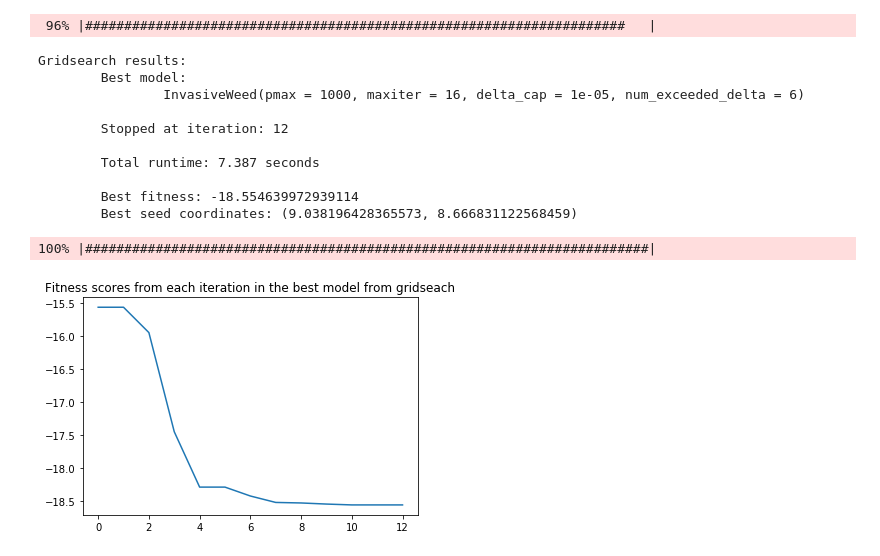
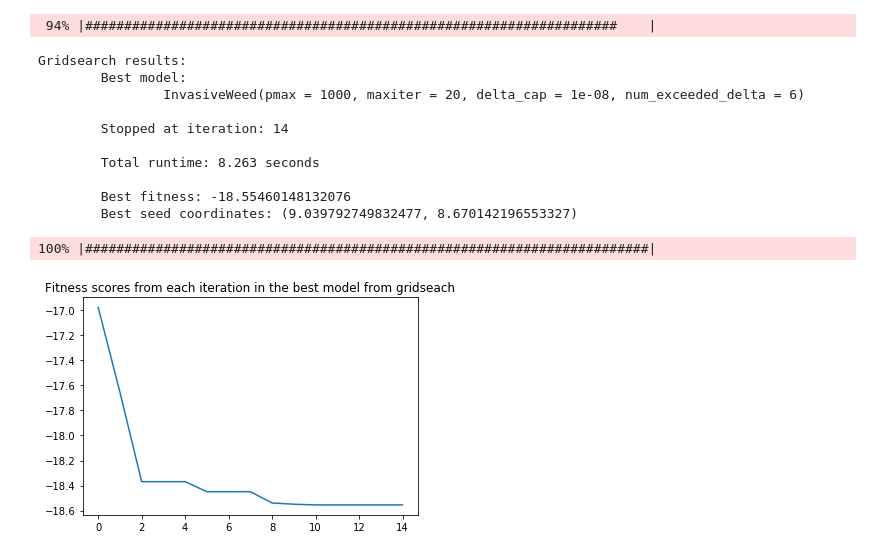
Before and after one commit to jdwidawski/InvasiveWeed, a Jupyter notebook: InvasiveWeed.ipynb, the cells around one changed output. Cells and saved outputs as stored; diff of their text form; code cells hidden in the pictures.

```diff
--- a/InvasiveWeed.ipynb
+++ b/InvasiveWeed.ipynb
@@ -12,13 +21,16 @@ import matplotlib.pyplot as plt
 class InvasiveWeed(): # Define class with model name
     def __init__(self, pmax, maxiter, delta_cap, num_exceeded_delta): # Initiate class with required parameters
         seed_array = [] # Initiate empty list to contain tuples of x and y seed coordinates
-        for i in range(round(0.2*pmax)): # Initiate 50 seeds with random x and y values between 0 and 10
+        for i in range(round(0.1*pmax)): # Initiate 10% of population max seeds with random x and y values between 0 and 10
             x = random.uniform(0, 10) # x = random float between 0 and 10
             y = random.uniform(0, 10) # y = random fload between 0 and 10
-            # Append the seed to the seed_array, rounding coordinates to three decimal places
-            seed_array.append((round(x, 5),round(y, 5)))
+            # Append the seed to the seed_array
+            seed_array.append((x,y))
 
         self.pmax = pmax
+        self.maxiter = maxiter
+        self.delta_cap = delta_cap
+        self.num_exceeded_delta = num_exceeded_delta
 
         # Initiate delta higher than delta_cap to avoid early iteration stoppage
         delta = delta_cap + 0.01
@@ -99,10 +111,15 @@ class InvasiveWeed(): # Define class with model name
             if delta < delta_cap:
                 c += 1
 
+            # Otherwise set the counter back to 0
+            else:
+                c = 0
+
             # Break the function if the delta has been lower than the delta_cap
             # more than the num_exceeded_data set by the user
             if c >= num_exceeded_delta:
                 break
+
 
             self.i = i # Keep track of the last iteration
 
@@ -224,6 +241,15 @@ class InvasiveWeed(): # Define class with model name
     # Return best fitness value from class
     def return_best_fitness_(self):
         return list(self.best_seed_list)
+
+    # Plot best fitness from each iteration/generation
+    def plot_fitnesses_(self):
+        plt.plot(self.best_seed_list)
+        plt.title("Best fitness scores from each iteration/generation")
+        return plt.show()
+
+    def __str__(self):
+        return  f"InvasiveWeed(pmax = {self.pmax}, maxiter = {self.maxiter}, delta_cap = {self.delta_cap}, num_exceeded_delta = {self.num_exceeded_delta})\n"
 # %%
 # Perform grid search to find the best parameters based on the params dictionary
 def grid_search(params):
@@ -274,37 +300,37 @@ def grid_search(params):
     # Return best params, best fitness and all fitnesses from best round from the function
     return best_params, best_fitness, best_round_fitnesses
 # %%
+## Grid search for the best seed (minimum fitness) with different parameters
+
 # Dictionary with parameters to be run for gridsearch
 params = {
-    'pmax' : [10**2, 10**3], # Population max variable
-    'maxiter' : [12, 14, 16], # Max iteration variable
-    'delta_cap' : [10**-4, 10**-5, 10**-6], # Define the change to be accounted for in num_exceeded_delta
+    'pmax' : [10**2, 10**3, 2000], # Population max variable
+    'maxiter' : [15, 20], # Max iteration variable
+    'delta_cap' : [10**-6, 10**-8], # Define the change to be accounted for in num_exceeded_delta
 
     # This variable defines how many times the difference between the fitness score of the last iteration versus
     # The second last iteration can exeed the value of delta_cap (the max delta value)
-    'num_exceeded_delta' : [4, 6, 8]
+    'num_exceeded_delta' : [6, 8, 10]
 }
 
 # Run gridsearch for parameters
 best_params, best_fitness, best_round_fitnesses = grid_search(params)
+
+# plot best fitness score for each iteration in the best model from gridseach
+plt.plot(best_round_fitnesses)
+plt.title("Fitness scores from each iteration in the best model from gridseach")
+plt.show()
 # %% [output]
- 96% |#####################################################################   |
+ 94% |####################################################################    |
 Gridsearch results:
         Best model:
-                InvasiveWeed(pmax = 1000, maxiter = 16, delta_cap = 1e-05, num_exceeded_delta = 6)
+                InvasiveWeed(pmax = 1000, maxiter = 20, delta_cap = 1e-08, num_exceeded_delta = 6)
 
-        Stopped at iteration: 12
+        Stopped at iteration: 14
 
-        Total runtime: 7.387 seconds
+        Total runtime: 8.263 seconds
 
-        Best fitness: -18.554639972939114
-        Best seed coordinates: (9.038196428365573, 8.666831122568459)
+        Best fitness: -18.55460148132076
+        Best seed coordinates: (9.039792749832477, 8.670142196553327)
 100% |########################################################################|
+[figure, added]
-# %%
-# plot best fitness score for each iteration in the best model from gridseach
-
-plt.plot(best_round_fitnesses)
-plt.title("Fitness scores from each iteration in the best model from gridseach")
-plt.show()
-# %% [output]
-[figure, removed]
```
Also changed, not shown: parts of 2 cells of this notebook, 5 other files.
